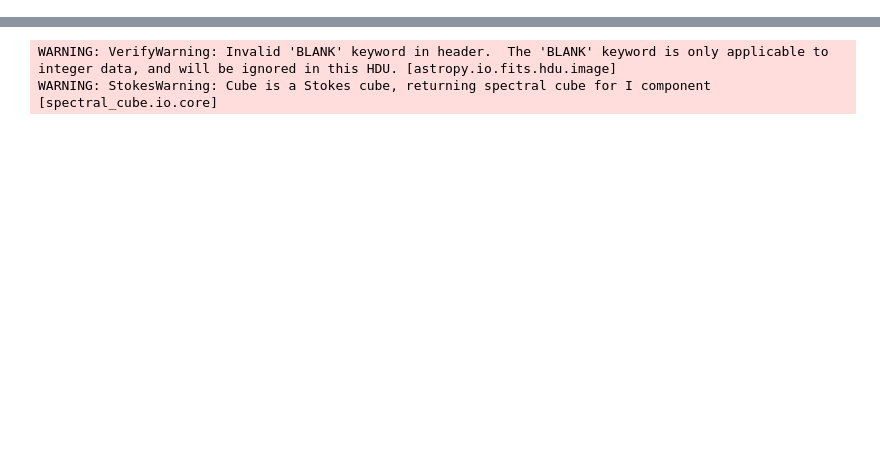
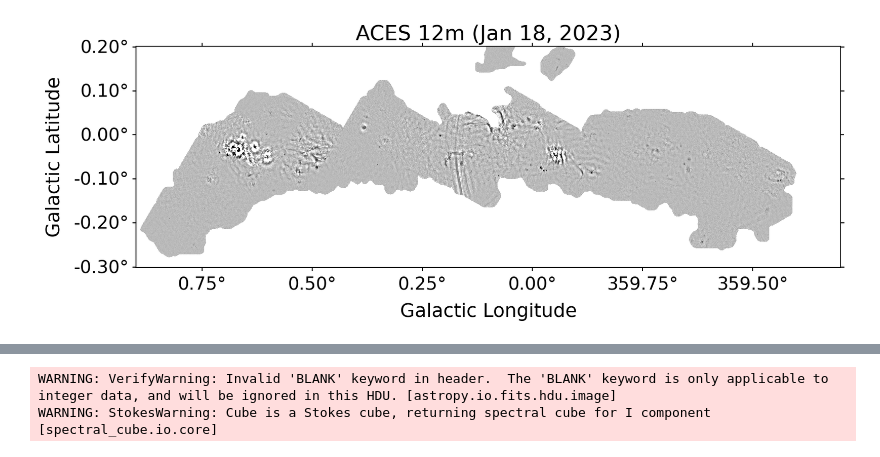
Before and after one commit to keflavich/CMZDataSetVisualizations, a Jupyter notebook: CMZ_Overview_3mmcontinuum.ipynb, the cells around one changed output, grey strips where cells are left out. Drawn from its saved outputs; the diff is of its cells as text; code cells hidden in the pictures; blank space fills up the shorter version.

```diff
--- a/CMZ_Overview_3mmcontinuum.ipynb
+++ b/CMZ_Overview_3mmcontinuum.ipynb
@@ -81,3 +92,17 @@ pl.savefig("ACES_12m_20220310.png", bbox_inches='tight')
+# %%
+ax = show2d(fits.open('/orange/adamginsburg/ACES/mosaics/12m_continuum_mosaic.fits')[0],
+            stretch='asinh',
+            #max_percent=99.95,
+            #min_percent=0.1,
+            min_percent=None,
+            max_percent=None,
+            min_cut=-0.0005,
+            max_cut=0.005,
+           )
+pl.title("ACES 12m (Jan 18, 2023)", fontsize=20)
+pl.savefig("ACES_12m_20230118.png", bbox_inches='tight')
+# %% [output]
+[figure, added]
 # %%
 show2d(fits.open('/orange/adamginsburg/mgps/mgps/SgrB2/SgrB2_5pass_1_.0.2_10mJy_10mJy_w_session5_final_smooth4_PlanckCombined.fits')[0])
 pl.title("MUSTANG Galactic Plane Survey", fontsize=20)
```
Also changed, not shown: parts of 7 cells of this notebook, 1 other file.
